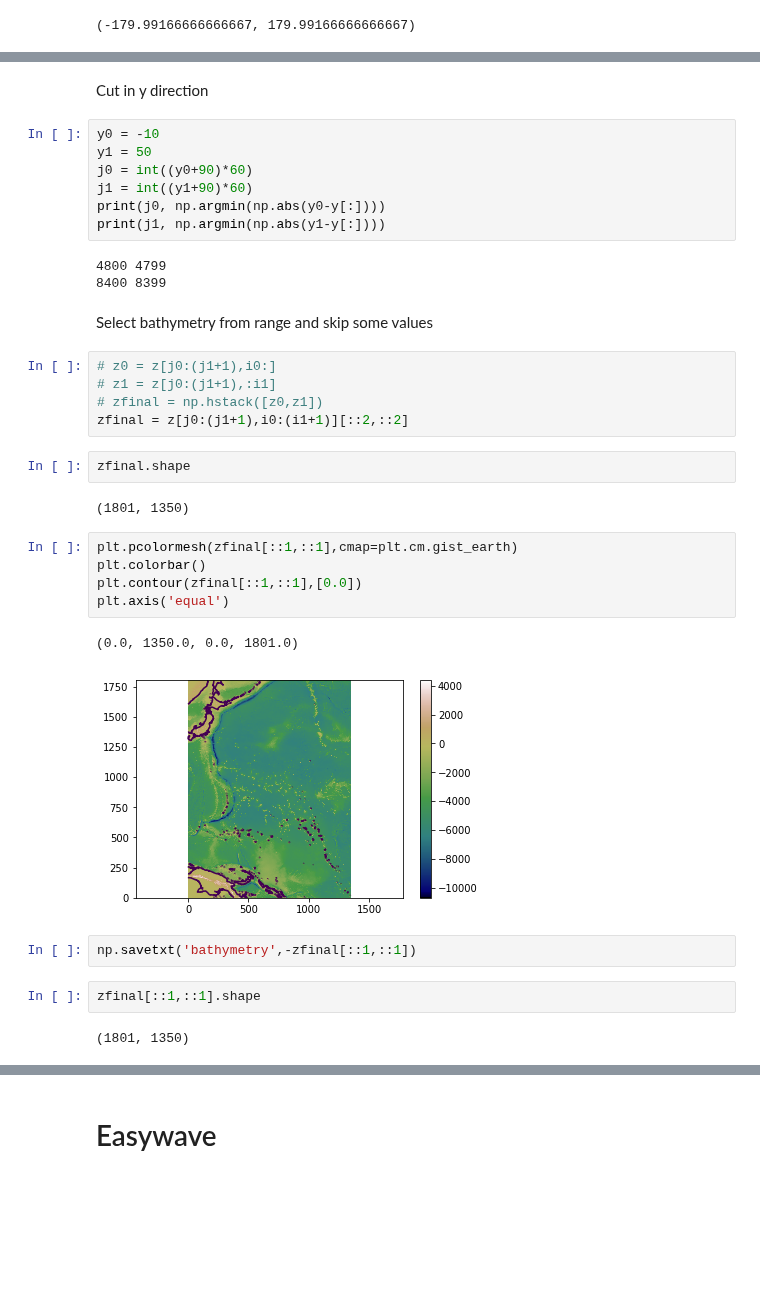
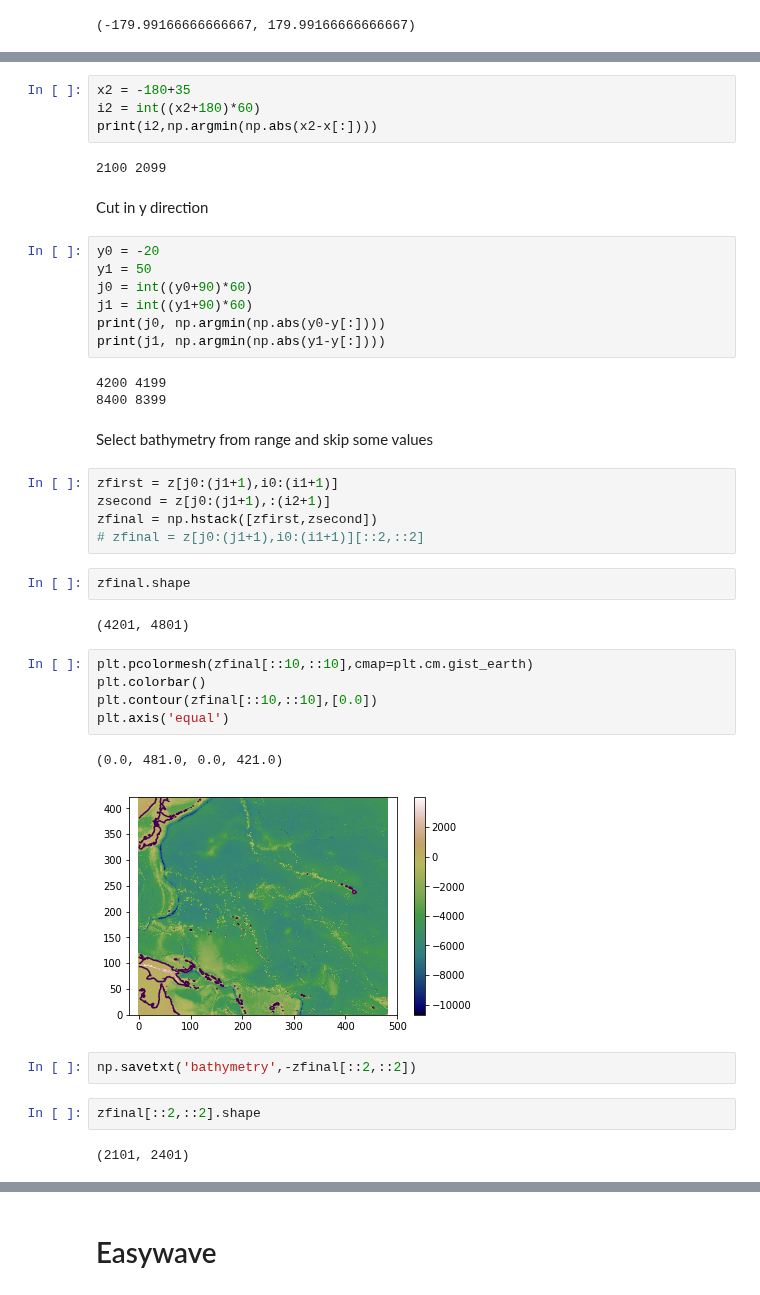
Before and after one commit to jgalazm/Nami, a Jupyter notebook: validation/04_tohoku2011/data/bathymetry.ipynb, the cells around one changed output, grey strips where cells are left out. Cells and saved outputs as stored; diff of their text form; blank space fills up the shorter version.

```diff
--- a/validation/04_tohoku2011/data/bathymetry.ipynb
+++ b/validation/04_tohoku2011/data/bathymetry.ipynb
@@ -74,37 +80,43 @@ x[:].min(),x[:].max()
+# %%
+x2 = -180+35
+i2 = int((x2+180)*60)
+print(i2,np.argmin(np.abs(x2-x[:])))
+# %% [output]
+2100 2099
 # %% [markdown]
 Cut in y direction
 # %%
-y0 = -10
+y0 = -20
 y1 = 50
 j0 = int((y0+90)*60)
 j1 = int((y1+90)*60)
 print(j0, np.argmin(np.abs(y0-y[:])))
 print(j1, np.argmin(np.abs(y1-y[:])))
 # %% [output]
-4800 4799
+4200 4199
 8400 8399
 # %% [markdown]
 Select bathymetry from range and skip some values
 # %%
-# z0 = z[j0:(j1+1),i0:]
-# z1 = z[j0:(j1+1),:i1]
-# zfinal = np.hstack([z0,z1])
-zfinal = z[j0:(j1+1),i0:(i1+1)][::2,::2]
+zfirst = z[j0:(j1+1),i0:(i1+1)]
+zsecond = z[j0:(j1+1),:(i2+1)]
+zfinal = np.hstack([zfirst,zsecond])
+# zfinal = z[j0:(j1+1),i0:(i1+1)][::2,::2]
 # %%
 zfinal.shape
 # %% [output]
-(1801, 1350)
+(4201, 4801)
 # %%
-plt.pcolormesh(zfinal[::1,::1],cmap=plt.cm.gist_earth)
+plt.pcolormesh(zfinal[::10,::10],cmap=plt.cm.gist_earth)
 plt.colorbar()
-plt.contour(zfinal[::1,::1],[0.0])
+plt.contour(zfinal[::10,::10],[0.0])
 plt.axis('equal')
 # %% [output]
-(0.0, 1350.0, 0.0, 1801.0)
+(0.0, 481.0, 0.0, 421.0)
-[figure, old version]
+[figure, new version]
 # %%
-np.savetxt('bathymetry',-zfinal[::1,::1])
+np.savetxt('bathymetry',-zfinal[::2,::2])
 # %%
-zfinal[::1,::1].shape
+zfinal[::2,::2].shape
 # %% [output]
-(1801, 1350)
+(2101, 2401)
```
Also changed, not shown: parts of 9 cells of this notebook, 4 other files.
